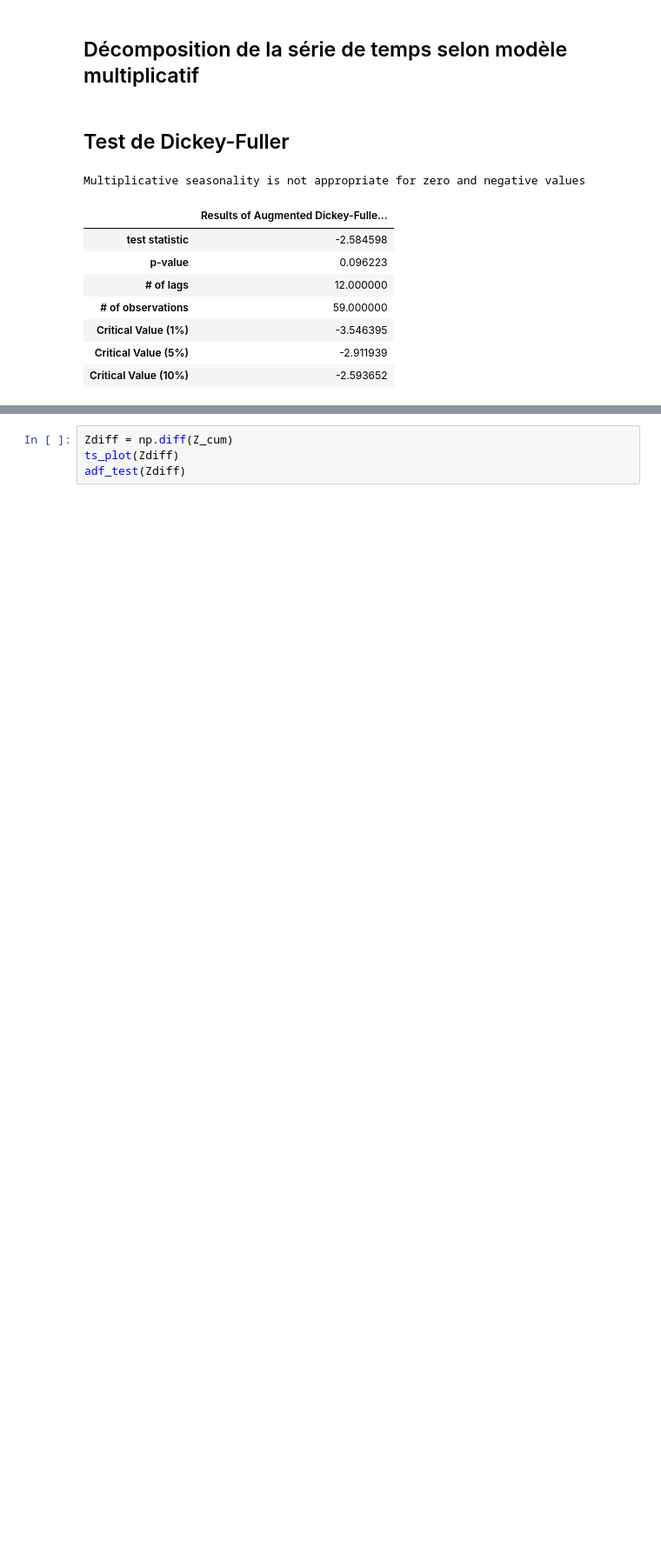
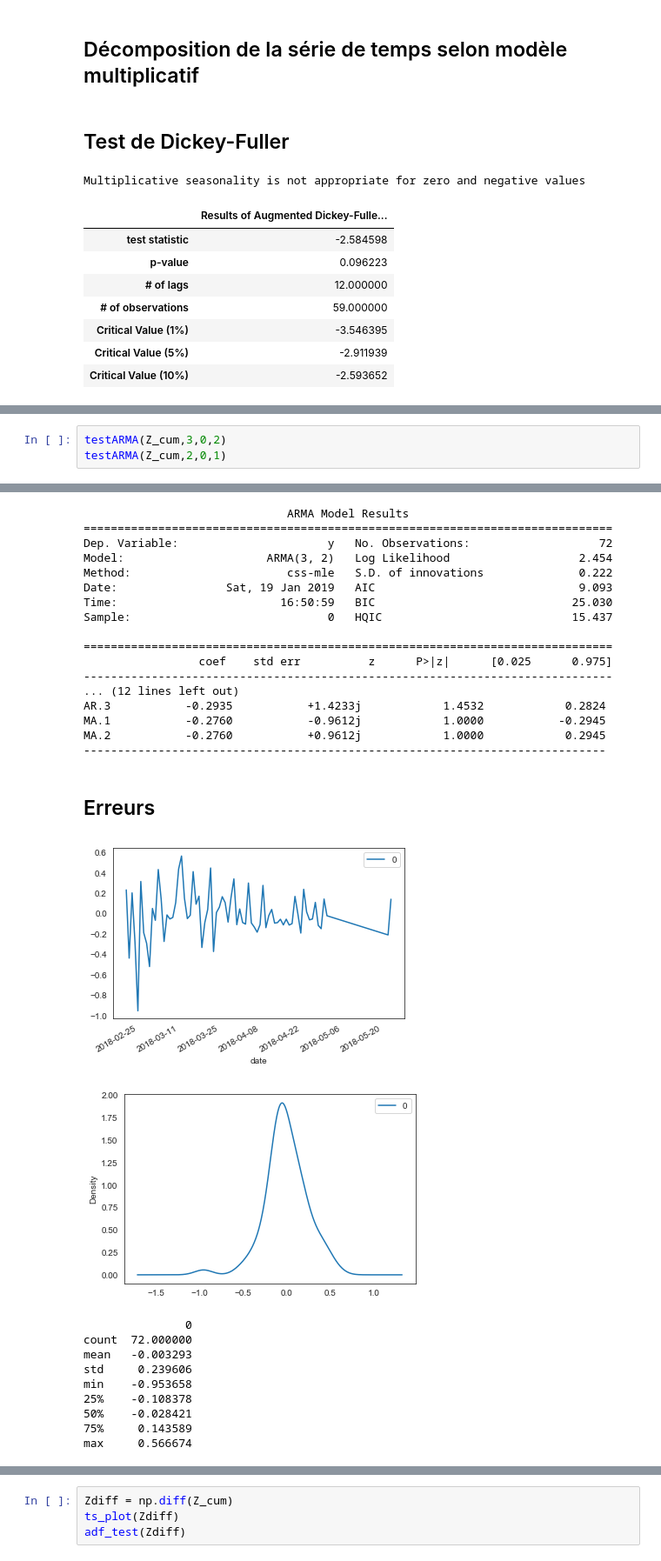
Before and after one commit to mariondechallens/1000mercis, a Jupyter notebook: Analyses/Annonceur1_campagne1_visite_2pages_Questions.ipynb, the cells around one changed output, grey strips where cells are left out. Shown at 87% size. Drawn from its saved outputs; the diff is of its cells as text; blank space fills up the shorter version.

Commit message:
arma models

```diff
--- a/Analyses/Annonceur1_campagne1_visite_2pages_Questions.ipynb
+++ b/Analyses/Annonceur1_campagne1_visite_2pages_Questions.ipynb
@@ -321,0 +342,4 @@ Multiplicative seasonality is not appropriate for zero and negative values
+# %%
+testARMA(Z_cum,3,0,2)
+testARMA(Z_cum,2,0,1)
+# %% [output]
@@ -321,0 +347,29 @@ Multiplicative seasonality is not appropriate for zero and negative values
+                              ARMA Model Results
+==============================================================================
+Dep. Variable:                      y   No. Observations:                   72
+Model:                     ARMA(3, 2)   Log Likelihood                   2.454
+Method:                       css-mle   S.D. of innovations              0.222
+Date:                Sat, 19 Jan 2019   AIC                              9.093
+Time:                        16:50:59   BIC                             25.030
+Sample:                             0   HQIC                            15.437
+
+==============================================================================
+                 coef    std err          z      P>|z|      [0.025      0.975]
+------------------------------------------------------------------------------
+... (12 lines left out)
+AR.3           -0.2935           +1.4233j            1.4532            0.2824
+MA.1           -0.2760           -0.9612j            1.0000           -0.2945
+MA.2           -0.2760           +0.9612j            1.0000            0.2945
+-----------------------------------------------------------------------------
+## Erreurs
+[figure, added]
+[figure, added]
+               0
+count  72.000000
+mean   -0.003293
+std     0.239606
+min    -0.953658
+25%    -0.108378
+50%    -0.028421
+75%     0.143589
+max     0.566674
```
Also changed, not shown: parts of 9 cells of this notebook, 1 other file.
